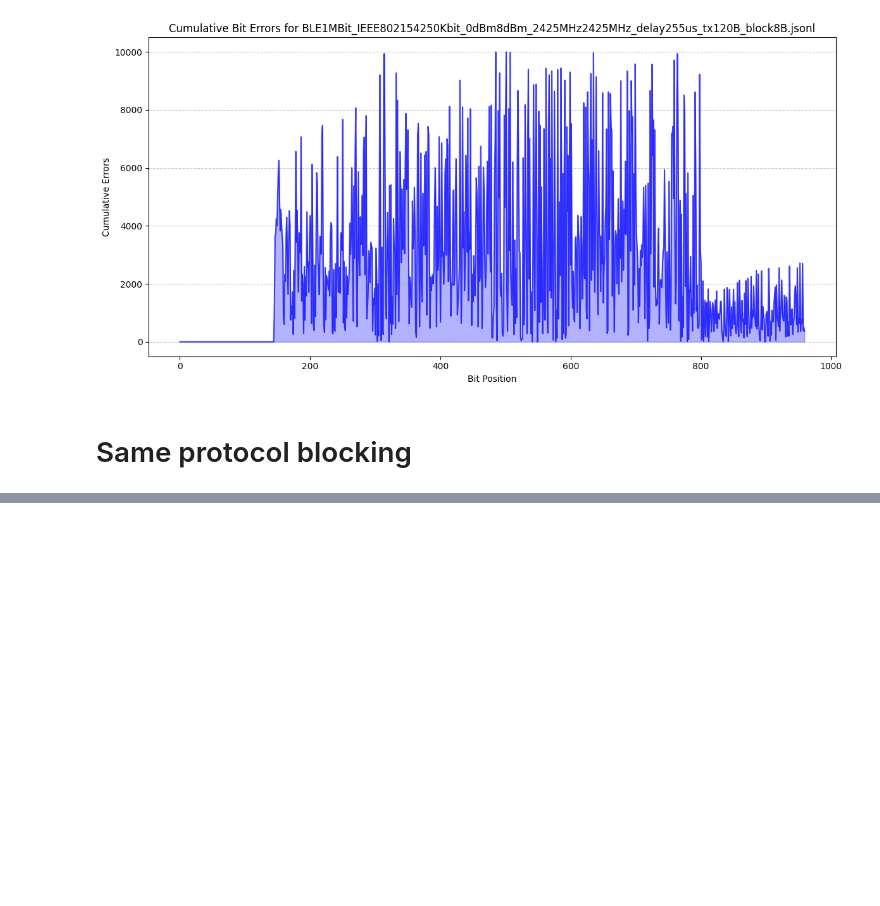
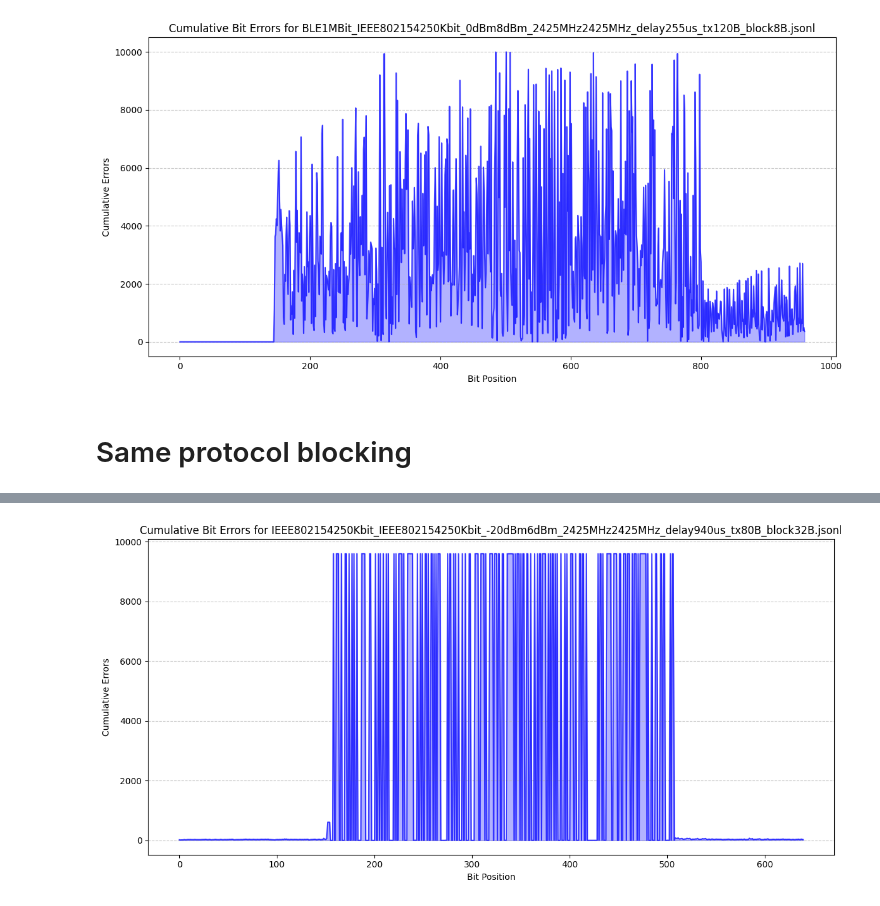
Before and after one commit to Zimrahin/DotBot-firmware, a Jupyter notebook: a_python/plot_ratio_wrong_bits.ipynb, the cells around one changed output, grey strips where cells are left out. Drawn from its saved outputs; the diff is of its cells as text; code cells hidden in the pictures; blank space fills up the shorter version.

```diff
--- a/a_python/plot_ratio_wrong_bits.ipynb
+++ b/a_python/plot_ratio_wrong_bits.ipynb
@@ -340,0 +356,6 @@ plot_grouped_ber_with_subplots(files_dict_same,
+# %%
+# Example: Plot for the first file in a group
+example_file_same = files_dict_same["IEEE802154250Kbit_IEEE802154250Kbit"][20]
+plot_cumulative_bit_errors(example_file_same)
+# %% [output]
+[figure, added]
```
Also changed, not shown: parts of 4 cells of this notebook.
